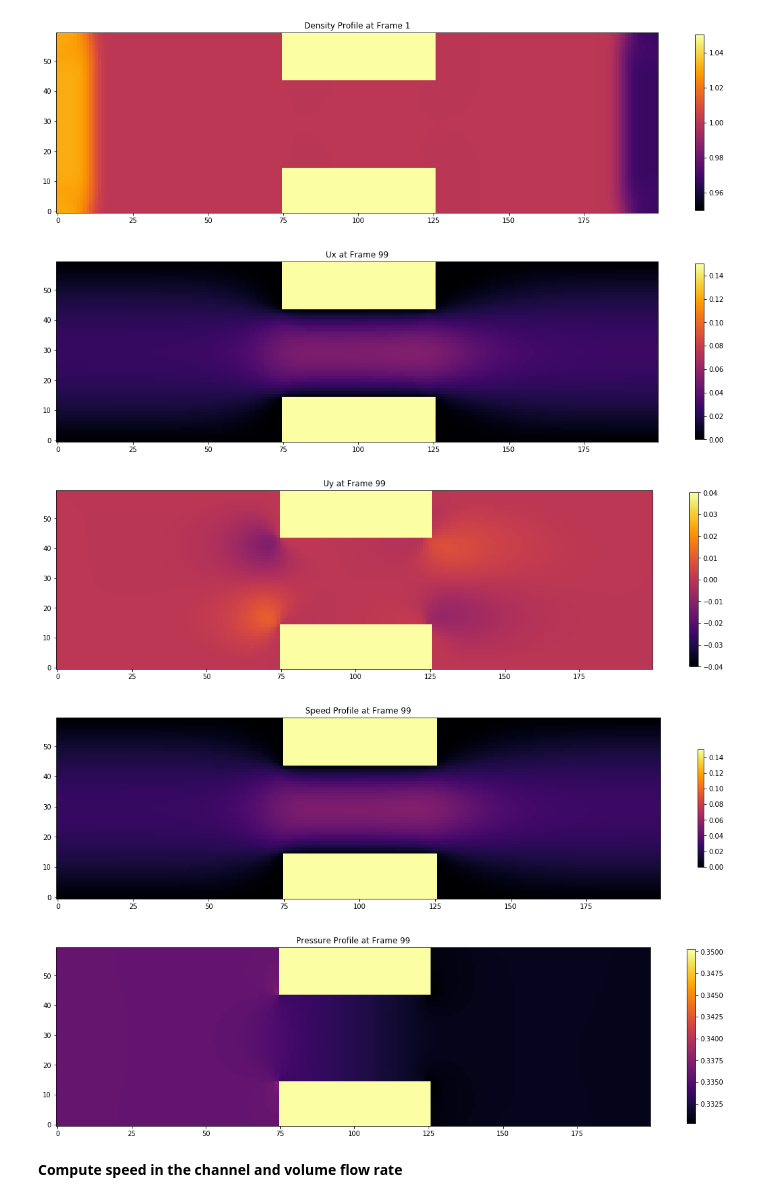
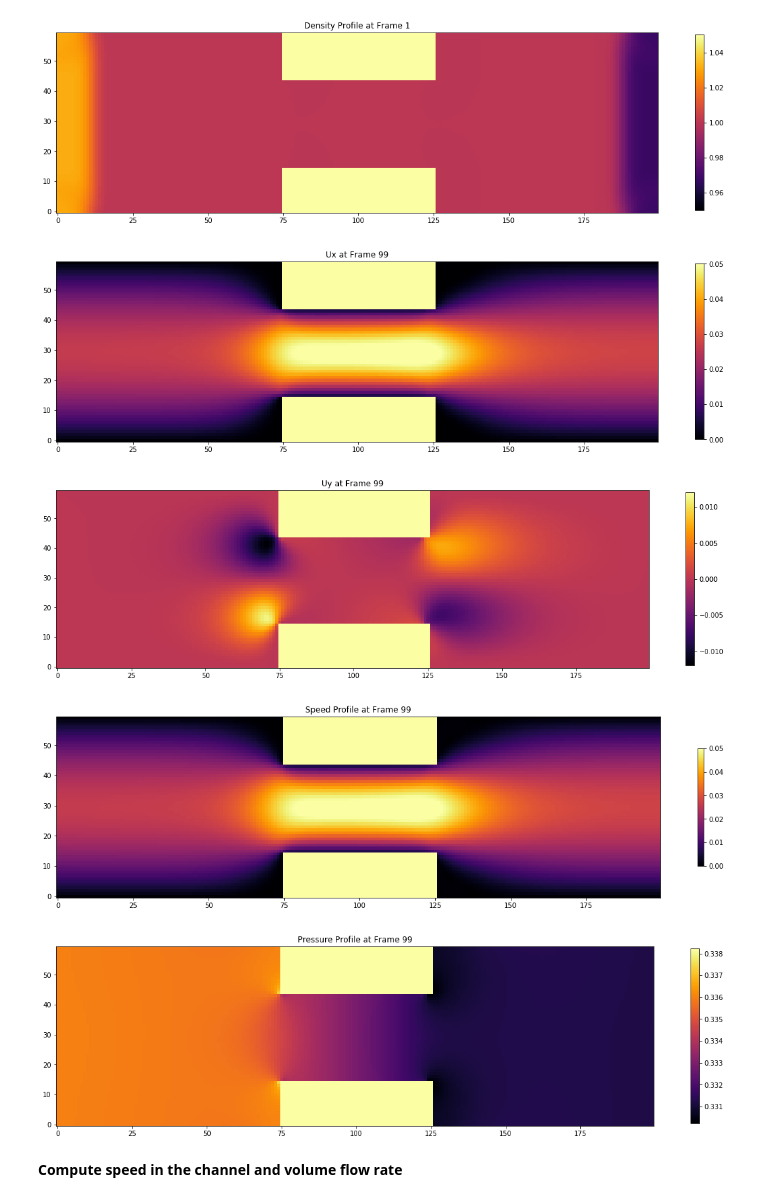
Before and after one commit to iacs-ac290r-2019/homework, a Jupyter notebook: hw2/lbm_7/viz.ipynb, the cells around one changed output. Drawn from its saved outputs; the diff is of its cells as text; code cells hidden in the pictures.

```diff
--- a/hw2/lbm_7/viz.ipynb
+++ b/hw2/lbm_7/viz.ipynb
@@ -199,14 +199,14 @@ fr = 99
 ux=load_file(outdir_mbc, fr)[1]
 ux=channel(ux)
 fig, ax = plt.subplots(figsize=(20,8))
-plt.imshow(ux,cmap=cm.inferno,vmin=0.00, vmax=0.15)
+plt.imshow(ux,cmap=cm.inferno,vmin=0.00, vmax=0.05)
 fig.gca().invert_yaxis()
 plt.colorbar(shrink=0.6)
 plt.title("Ux at Frame %i" % fr)
 fig.savefig('../figs/lbm_mbc_ux.png', bbox_inches='tight')
 plt.show()
 # %% [output]
-[figure, old version]
+[figure, new version]
 # %%
 # This is for visualizing one frame
 # First number represent frame number
@@ -215,14 +215,14 @@ fr = 99
 uy=load_file(outdir_mbc, fr)[2]
 uy=channel(uy)
 fig, ax = plt.subplots(figsize=(20,8))
-plt.imshow(uy,cmap=cm.inferno, vmin=-0.04, vmax=0.04)
+plt.imshow(uy,cmap=cm.inferno, vmin=-0.012, vmax=0.012)
 fig.gca().invert_yaxis()
 plt.colorbar(shrink=0.6)
 plt.title("Uy at Frame %i" % fr)
 fig.savefig('../figs/lbm_mbc_uy.png', bbox_inches='tight')
 plt.show()
 # %% [output]
-[figure, old version]
+[figure, new version]
 # %%
 # This is for visualizing one frame
 # First number represent frame number
@@ -231,36 +231,36 @@ fr = 99
 speed=load_file(outdir_mbc, fr)[3]
 speed=channel(speed)
 fig, ax = plt.subplots(figsize=(20,8))
-plt.imshow(speed,cmap=cm.inferno,vmin=0.00, vmax=0.15)
+plt.imshow(speed,cmap=cm.inferno,vmin=0.00, vmax=0.05)
 fig.gca().invert_yaxis()
 plt.colorbar(shrink=0.4)
 plt.title("Speed Profile at Frame %i" % fr)
 fig.savefig('../figs/lbm_mbc_speed.png', bbox_inches='tight')
 plt.show()
 # %% [output]
-[figure, old version]
+[figure, new version]
 # %%
 # This is for visualizing one frame
 # First number represent frame number
 # Change 0: density, 1: ux, 2: uy, 3: speed, 4: pressure
 fr = 99
 pressure=load_file(outdir_mbc, fr)[4]
 pressure=channel(pressure)
 fig, ax = plt.subplots(figsize=(20,8))
 pMin = np.min(pressure)
 # pMax = np.max(pressure)
 # deltaP = pMax - pMin
-pressure_scale = 0.02
+pressure_scale = 0.008
 vmin = pMin
 vmax= pMin + pressure_scale
 plt.imshow(pressure,cmap=cm.inferno, vmin=vmin, vmax=vmax)
 fig.gca().invert_yaxis()
 plt.colorbar(shrink=0.6)
 plt.title("Pressure Profile at Frame %i" % fr)
 fig.savefig('../figs/lbm_mbc_pressure.png', bbox_inches='tight')
 plt.show()
 # %% [output]
-[figure, old version]
+[figure, new version]
 # %% [markdown]
 **Compute speed in the channel and volume flow rate**
 # %%
```
Also changed, not shown: parts of 7 cells of this notebook.
